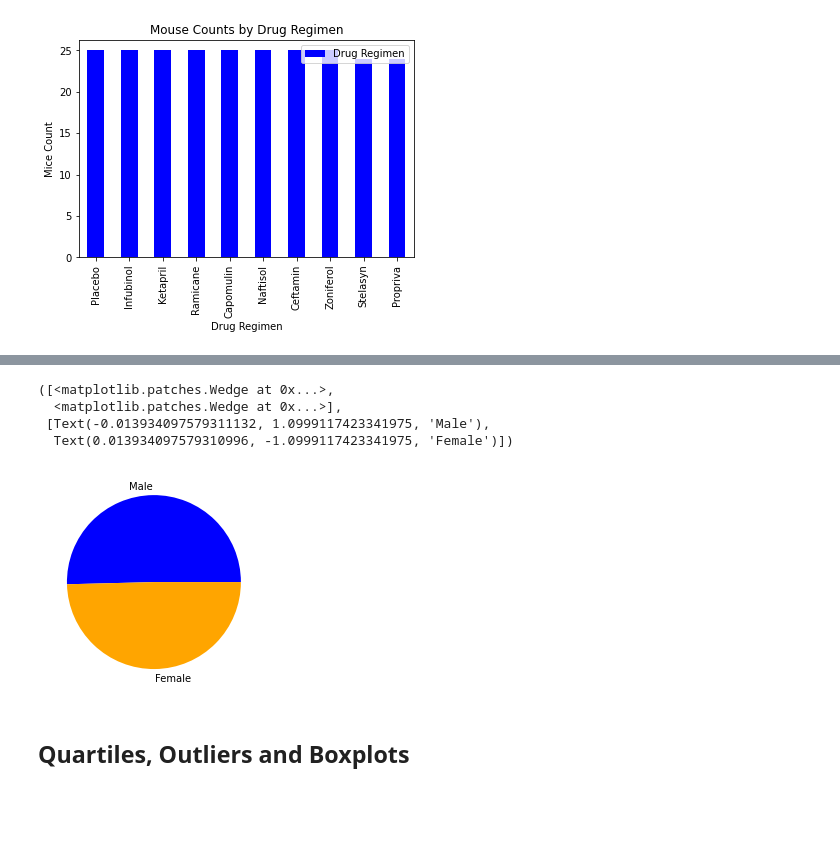
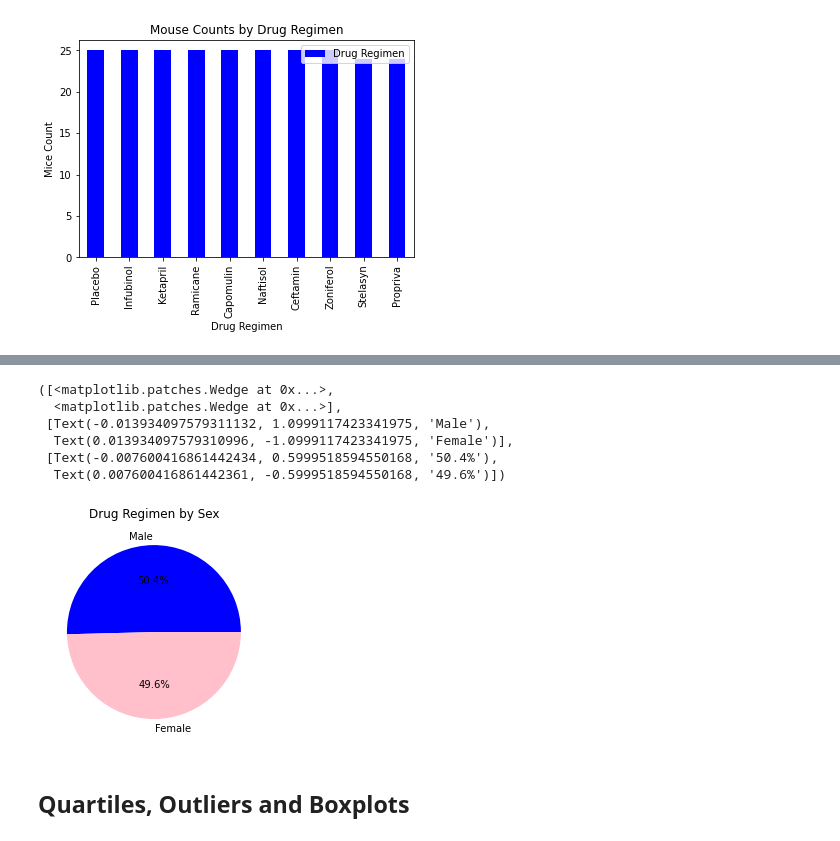
Before and after one commit to bleeclt/Pymaceuticals, a Jupyter notebook: pymaceuticals_starter.ipynb, the cells around one changed output, grey strips where cells are left out. Cells and saved outputs as stored; diff of their text form; code cells hidden in the pictures; blank space fills up the shorter version.

```diff
--- a/pymaceuticals_starter.ipynb
+++ b/pymaceuticals_starter.ipynb
@@ -264,17 +266,20 @@ no_dupe_mice['Sex'].value_counts().plot.pie()
 # %%
 # Generate a pie plot showing the distribution of female versus male mice using pyplot
 pies = ["Male", "Female"]
 mouse_sex = no_dupe_mice["Sex"].value_counts()
-colors = ["blue", "orange"]
+colors = ["blue", "pink"]
 explode = (0.1, 0)
 #mouse_sex
-plt.pie(mouse_sex, labels=pies, colors=colors)
+plt.title('Drug Regimen by Sex')
+plt.pie(mouse_sex, labels=pies, colors=colors, autopct="%1.1f%%")
 # %% [output]
 ([<matplotlib.patches.Wedge at 0x...>,
   <matplotlib.patches.Wedge at 0x...>],
  [Text(-0.013934097579311132, 1.0999117423341975, 'Male'),
-  Text(0.013934097579310996, -1.0999117423341975, 'Female')])
+  Text(0.013934097579310996, -1.0999117423341975, 'Female')],
+ [Text(-0.007600416861442434, 0.5999518594550168, '50.4%'),
+  Text(0.007600416861442361, -0.5999518594550168, '49.6%')])
-[figure, old version]
+[figure, new version]
 # %% [markdown]
 ## Quartiles, Outliers and Boxplots
 # %%
```
Also changed, not shown: parts of 3 cells of this notebook.
